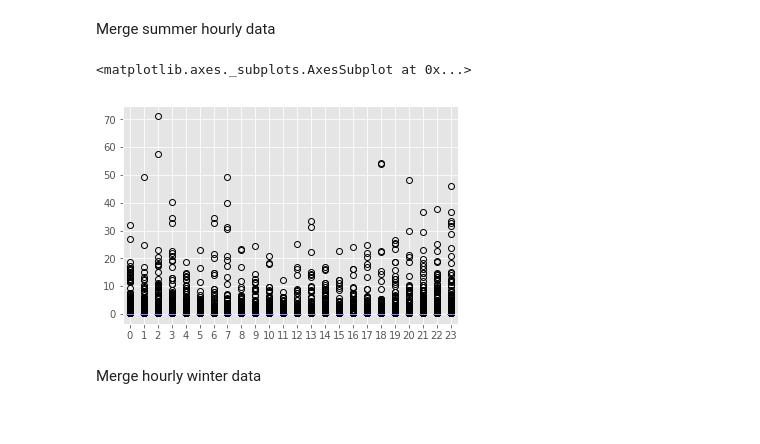
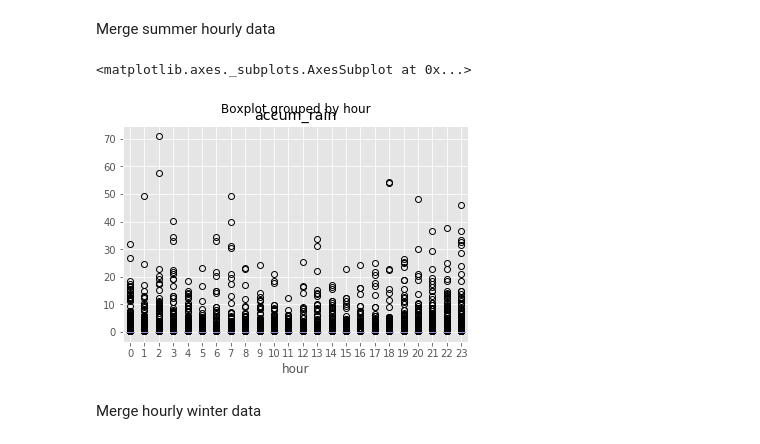
Before and after one commit to kriete/cie5703_notebooks, a Jupyter notebook: week_6_Charlotte.ipynb, the cells around one changed output. Drawn from its saved outputs; the diff is of its cells as text; code cells hidden in the pictures.

```diff
--- a/week_6_Charlotte.ipynb
+++ b/week_6_Charlotte.ipynb
@@ -254,7 +226,9 @@ for i in range(0,24,1):
-# %%
-hourly_rain_summer.plot.box()
-# %% [output]
-<matplotlib.axes._subplots.AxesSubplot at 0x...>
-[figure, removed]
+# %%
+pd.options.mode.chained_assignment = None  # default='warn'
+charlotte_summer_1h_rainfall['hour'] = charlotte_summer_1h_rainfall.index.hour
+charlotte_summer_1h_rainfall.boxplot(column=['accum_rain'], by='hour')
+# %% [output]
+<matplotlib.axes._subplots.AxesSubplot at 0x...>
+[figure, added]
 # %% [markdown]
 Merge hourly winter data
```
Also changed, not shown: parts of 28 cells of this notebook, 1 other file.
